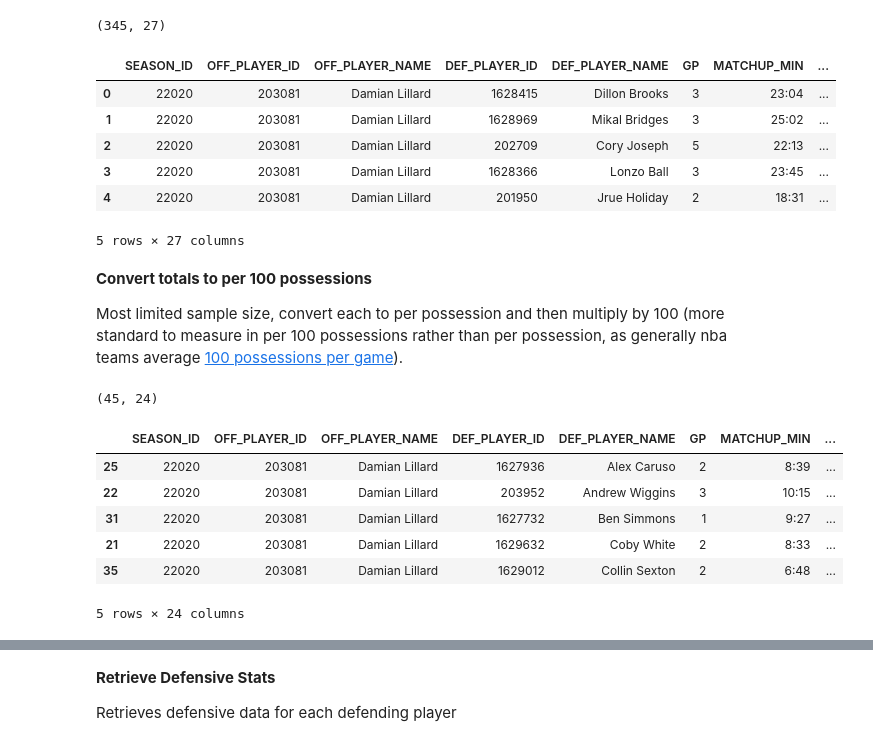
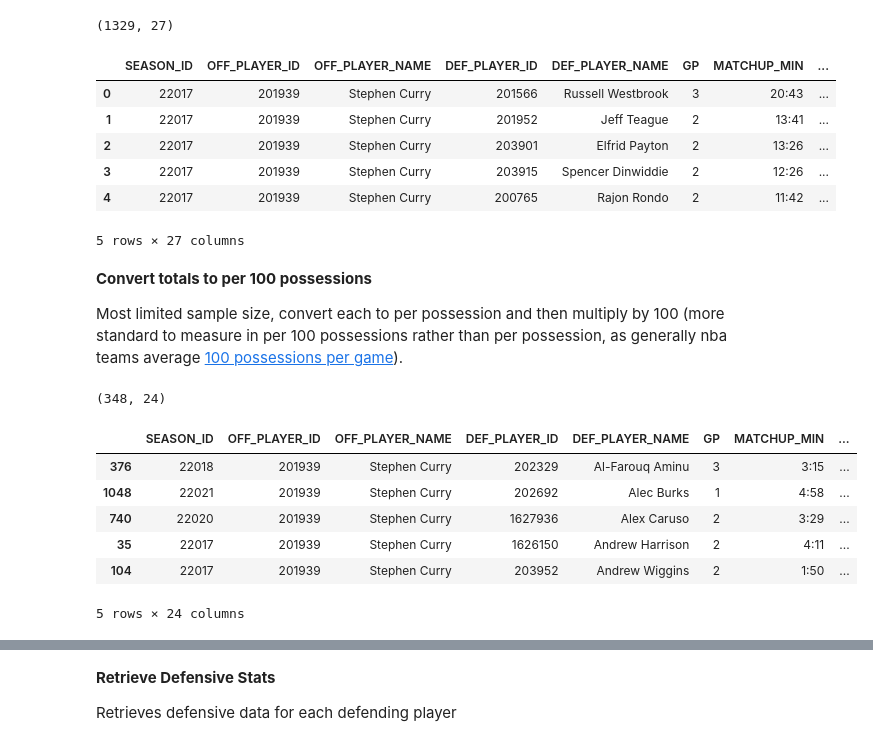
Before and after one commit to Darrick-Oliver/senior-project, a Jupyter notebook: player_vs_player_experiment.ipynb, the cells around one changed output, grey strips where cells are left out. Drawn from its saved outputs; the diff is of its cells as text; code cells hidden in the pictures.

```diff
--- a/player_vs_player_experiment.ipynb
+++ b/player_vs_player_experiment.ipynb
@@ -10,46 +18,53 @@ import numpy as np
 # %%
-season = '2020-21'
-player = 'dlillard'
-df = pd.read_csv('./stats/player/' + player + '_' + season + '_off_stats.csv')
-# df = pd.read_csv('./stats/player/combined.csv')
+player = 'scurry'
+
+df = pd.read_csv('./stats/player//' + player + '_combined.csv')
+df = df.fillna(0)
 
 print(df.shape)
 df.head()
 # %% [output]
-(345, 27)
+(1329, 27)
 |  | SEASON_ID | OFF_PLAYER_ID | OFF_PLAYER_NAME | DEF_PLAYER_ID | DEF_PLAYER_NAME | GP | MATCHUP_MIN | ... |
-| 0 | 22020 | 203081 | Damian Lillard | 1628415 | Dillon Brooks | 3 | 23:04 | ... |
-| 1 | 22020 | 203081 | Damian Lillard | 1628969 | Mikal Bridges | 3 | 25:02 | ... |
-| 2 | 22020 | 203081 | Damian Lillard | 202709 | Cory Joseph | 5 | 22:13 | ... |
-| 3 | 22020 | 203081 | Damian Lillard | 1628366 | Lonzo Ball | 3 | 23:45 | ... |
-| 4 | 22020 | 203081 | Damian Lillard | 201950 | Jrue Holiday | 2 | 18:31 | ... |
+| 0 | 22017 | 201939 | Stephen Curry | 201566 | Russell Westbrook | 3 | 20:43 | ... |
+| 1 | 22017 | 201939 | Stephen Curry | 201952 | Jeff Teague | 2 | 13:41 | ... |
+| 2 | 22017 | 201939 | Stephen Curry | 203901 | Elfrid Payton | 2 | 13:26 | ... |
+| 3 | 22017 | 201939 | Stephen Curry | 203915 | Spencer Dinwiddie | 2 | 12:26 | ... |
+| 4 | 22017 | 201939 | Stephen Curry | 200765 | Rajon Rondo | 2 | 11:42 | ... |
 5 rows × 27 columns
 # %% [markdown]
 **Convert totals to per 100 possessions**
 
 Most limited sample size, convert each to per possession and then multiply by 100 (more standard to measure in per 100 possessions rather than per possession, as generally nba teams average [100 possessions per game](https://www.teamrankings.com/nba/stat/possessions-per-game)).
 # %%
-MIN_MATCHUP_MINS = 5
+MIN_MATCHUP_MINS = 1
+MAX_PP100 = 60
 # %%
 off_df = df.copy()
 off_df = off_df[off_df['MATCHUP_TIME_SEC'] > MIN_MATCHUP_MINS * 60] # Must have played more than x minutes
 off_df.drop(columns=['TEAM_PTS', 'MATCHUP_FG_PCT', 'MATCHUP_FG3_PCT'], inplace=True)
 
 def per_100_poss(x):
     return x / off_df['PARTIAL_POSS'] * 100
 
 # Set stats to per 100 possessions
 off_df = off_df.apply(lambda x: per_100_poss(x) if x.name not in off_df.columns[0:8] else x)
 
 off_df.sort_values('DEF_PLAYER_NAME', ascending=True, inplace=True)
+
+# Remove rows with zeros in important columns
+check = off_df[off_df.columns[8:11]] != 0
+off_df = off_df[check['PLAYER_PTS'] & check['MATCHUP_AST']]
+off_df = off_df[off_df['PLAYER_PTS'] < MAX_PP100]
+
 print(off_df.shape)
 off_df.head()
 # %% [output]
-(45, 24)
+(348, 24)
 |  | SEASON_ID | OFF_PLAYER_ID | OFF_PLAYER_NAME | DEF_PLAYER_ID | DEF_PLAYER_NAME | GP | MATCHUP_MIN | ... |
-| 25 | 22020 | 203081 | Damian Lillard | 1627936 | Alex Caruso | 2 | 8:39 | ... |
-| 22 | 22020 | 203081 | Damian Lillard | 203952 | Andrew Wiggins | 3 | 10:15 | ... |
-| 31 | 22020 | 203081 | Damian Lillard | 1627732 | Ben Simmons | 1 | 9:27 | ... |
-| 21 | 22020 | 203081 | Damian Lillard | 1629632 | Coby White | 2 | 8:33 | ... |
-| 35 | 22020 | 203081 | Damian Lillard | 1629012 | Collin Sexton | 2 | 6:48 | ... |
+| 376 | 22018 | 201939 | Stephen Curry | 202329 | Al-Farouq Aminu | 3 | 3:15 | ... |
+| 1048 | 22021 | 201939 | Stephen Curry | 202692 | Alec Burks | 1 | 4:58 | ... |
+| 740 | 22020 | 201939 | Stephen Curry | 1627936 | Alex Caruso | 2 | 3:29 | ... |
+| 35 | 22017 | 201939 | Stephen Curry | 1626150 | Andrew Harrison | 2 | 4:11 | ... |
+| 104 | 22017 | 201939 | Stephen Curry | 203952 | Andrew Wiggins | 2 | 1:50 | ... |
 5 rows × 24 columns
```
Also changed, not shown: parts of 15 cells of this notebook, 3 other files.
